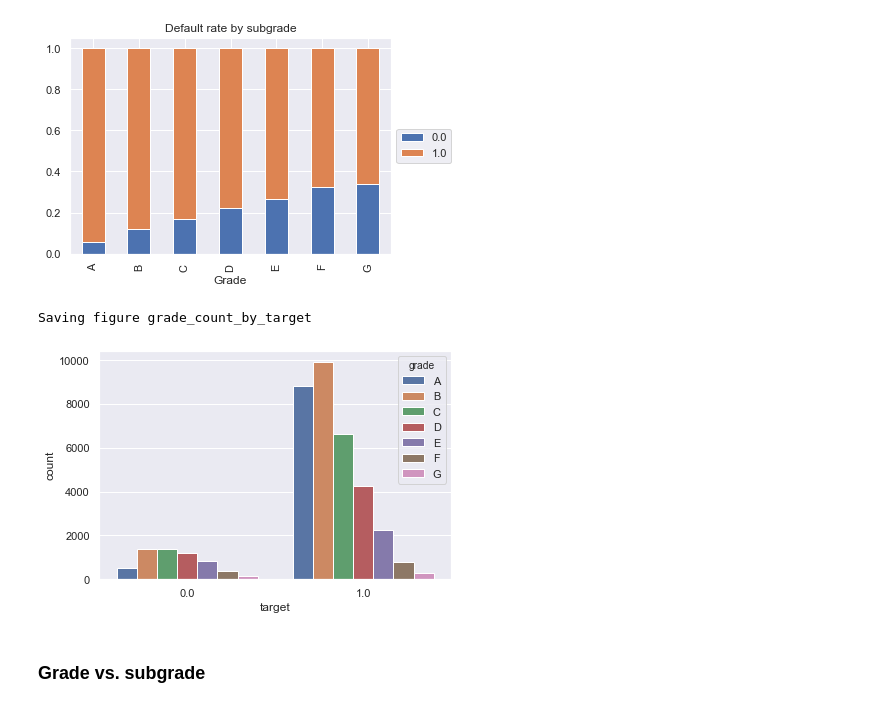
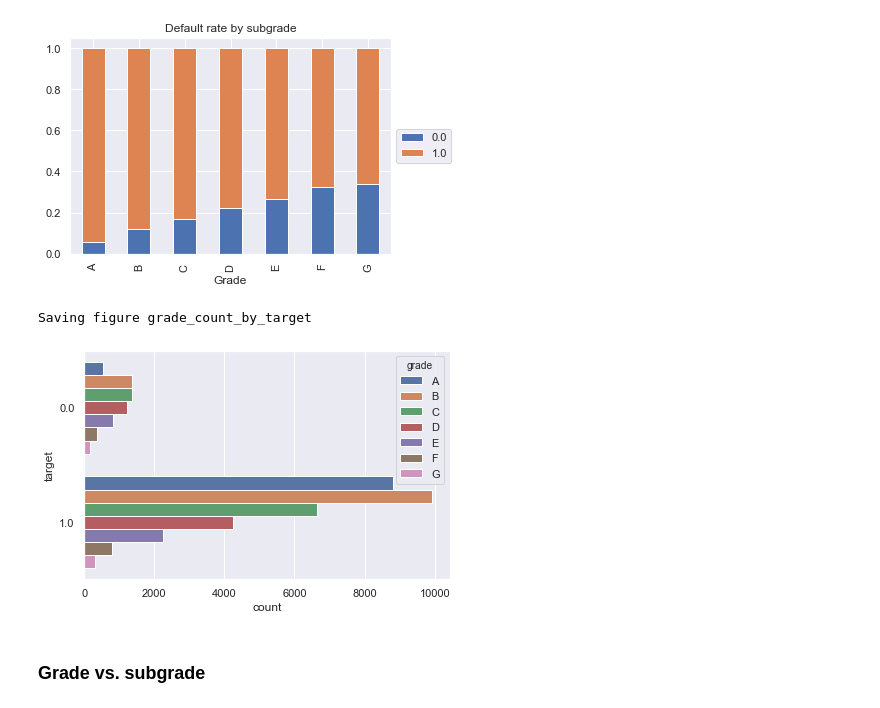
Before and after one commit to torben90/NF_Prj_LendingClub, a Jupyter notebook: LendingClub_Main.ipynb, the cells around one changed output. Saved outputs shown, nothing was run; the diff lists cells and outputs as text; code cells hidden in the pictures.

```diff
--- a/LendingClub_Main.ipynb
+++ b/LendingClub_Main.ipynb
@@ -151,7 +684,7 @@ def time_converter(elem):
 ## Initial Data import
 # %%
 # import the cleaned data
-df_eda = pd.read_pickle(DATA_FOLDER + 'clean_pass_01p2_Ptarget.pkl')
+df_eda = pd.read_pickle(DATA_FOLDER + 'clean_pass_01p2_Ptarget_FPemp_ident.pkl')
 pd.options.display.max_columns = None
 # %% [markdown]
 ## Overview
@@ -311,11 +920,11 @@ save_fig('eda','default_rate_by_grade')
 Saving figure default_rate_by_grade
 [figure]
 # %%
-sns.countplot(x='target',data=df_eda.sort_values('grade'), hue='grade')
+sns.countplot(y='target',data=df_eda.sort_values('grade'), hue='grade')
 save_fig('eda','grade_count_by_target')
 # %% [output]
 Saving figure grade_count_by_target
-[figure, old version]
+[figure, new version]
 # %% [markdown]
 ### Grade vs. subgrade
 # %%
```
Also changed, not shown: parts of 99 cells of this notebook.
